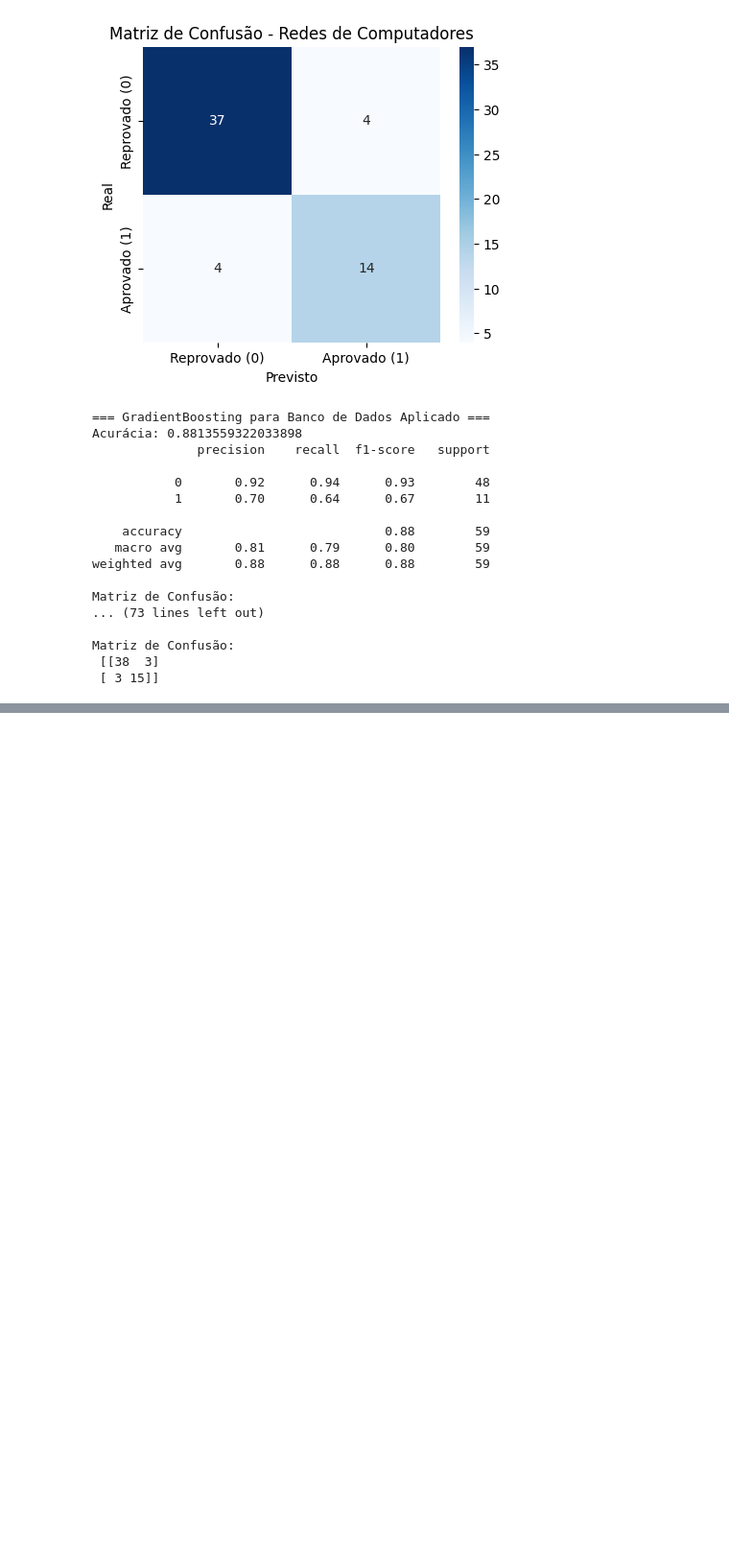
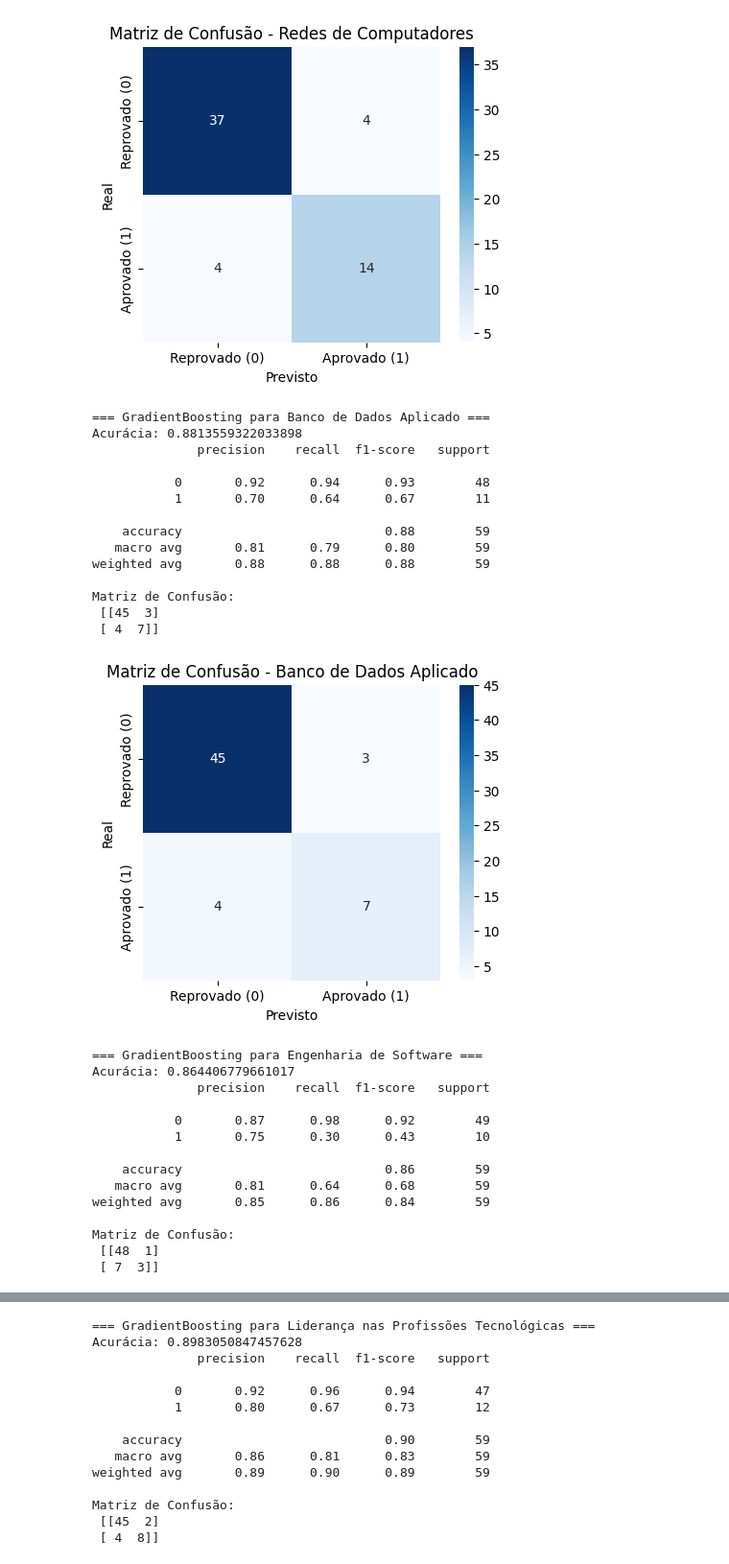
Before and after one commit to raisson-souza/g1-inteligencia-artificial-2, a Jupyter notebook: classification.ipynb, the cells around one changed output, grey strips where cells are left out. Shown: that part at 96% size. Drawn from its saved outputs; the diff is of its cells as text; code cells hidden in the pictures; blank space fills up the shorter version.

Commit message:
- Implementada visualização da diferença entre aprovados e reprovados; - Criada matriz de confusão para Gradient Boosting.

```diff
--- a/classification.ipynb
+++ b/classification.ipynb
@@ -327,35 +339,48 @@ for disc in semester4_disciplines:
     # Modelo Gradient Boosting
     model = GradientBoostingClassifier(
         n_estimators=500,
         learning_rate=0.05,
         max_depth=4,
         min_samples_split=5,
         min_samples_leaf=3,
         random_state=42
     )
 
     model.fit(X_train, y_train)
     y_pred = model.predict(X_test)
 
     print(f"\n=== GradientBoosting para {disc} ===")
     print("Acurácia:", accuracy_score(y_test, y_pred))
     print(classification_report(y_test, y_pred))
     print("Matriz de Confusão:\n", confusion_matrix(y_test, y_pred))
+    plot_confusion_matrix(y_test, y_pred, title=f"Matriz de Confusão - {disc}")
 # %% [output]
 === GradientBoosting para Banco de Dados Aplicado ===
 Acurácia: 0.8813559322033898
               precision    recall  f1-score   support
 
            0       0.92      0.94      0.93        48
            1       0.70      0.64      0.67        11
 
     accuracy                           0.88        59
    macro avg       0.81      0.79      0.80        59
 weighted avg       0.88      0.88      0.88        59
 
 Matriz de Confusão:
-... (73 lines left out)
-
-Matriz de Confusão:
- [[38  3]
- [ 3 15]]
+ [[45  3]
+ [ 4  7]]
+[figure, added]
+=== GradientBoosting para Engenharia de Software ===
+Acurácia: 0.864406779661017
+              precision    recall  f1-score   support
+
+           0       0.87      0.98      0.92        49
+           1       0.75      0.30      0.43        10
+
+    accuracy                           0.86        59
+   macro avg       0.81      0.64      0.68        59
+weighted avg       0.85      0.86      0.84        59
+
+Matriz de Confusão:
+ [[48  1]
+ [ 7  3]]
@@ -361,0 +388,14 @@ Matriz de Confusão:
+=== GradientBoosting para Liderança nas Profissões Tecnológicas ===
+Acurácia: 0.8983050847457628
+              precision    recall  f1-score   support
+
+           0       0.92      0.96      0.94        47
+           1       0.80      0.67      0.73        12
+
+    accuracy                           0.90        59
+   macro avg       0.86      0.81      0.83        59
+weighted avg       0.89      0.90      0.89        59
+
+Matriz de Confusão:
+ [[45  2]
+ [ 4  8]]
```
Also changed, not shown: parts of 2 cells of this notebook.
